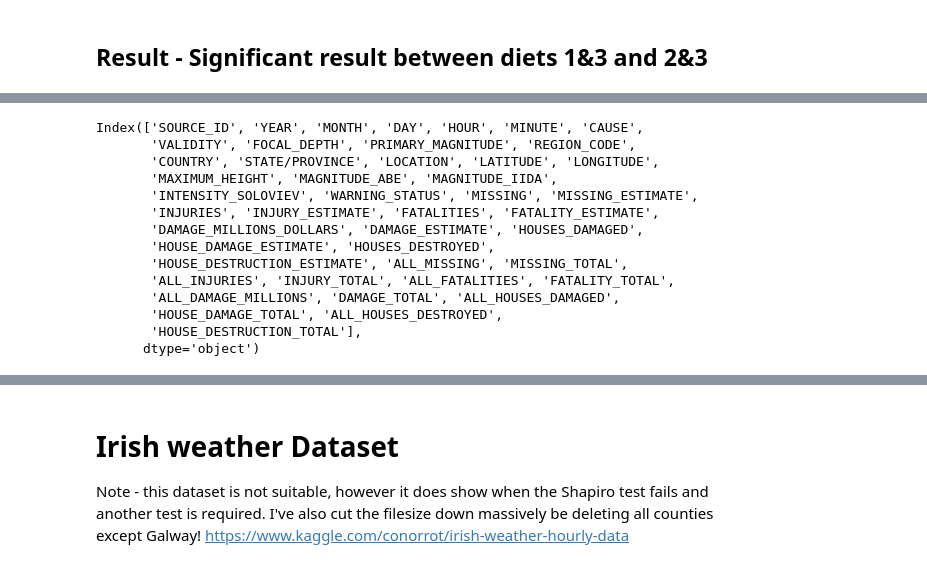
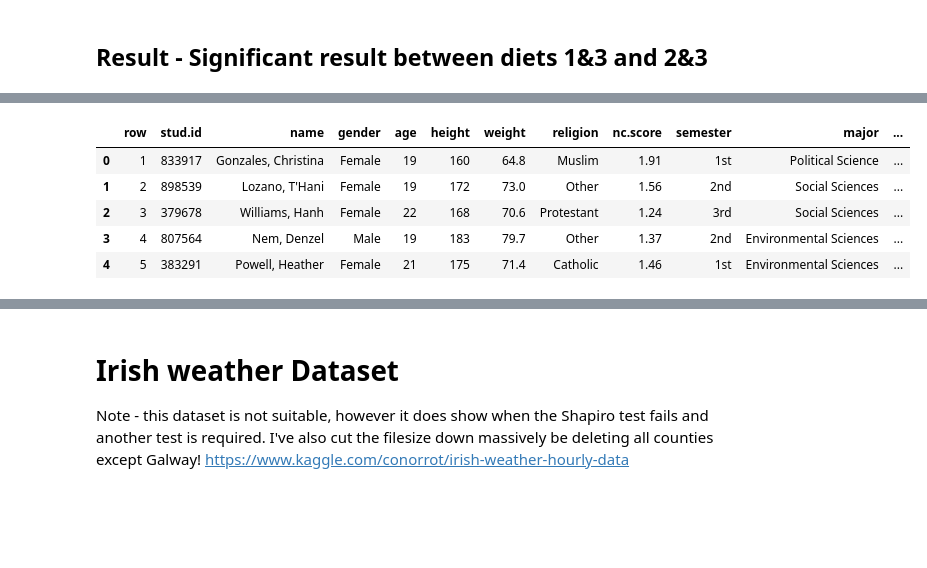
Before and after one commit to OtherBrian/machine-learning, a Jupyter notebook: scipy-stats.ipynb, the cells around one changed output, grey strips where cells are left out. Cells and saved outputs as stored; diff of their text form; code cells hidden in the pictures; blank space fills up the shorter version.

```diff
--- a/scipy-stats.ipynb
+++ b/scipy-stats.ipynb
@@ -172,19 +162,11 @@ https://www.ngdc.noaa.gov/hazel/view/hazards/tsunami/event-search<br>
 # %%
-tsunami_df = pd.read_csv('./possible-datasets/sources.csv')
+students_df = pd.read_csv('./possible-datasets/students.csv')
 
-tsunami_df.columns
+students_df.head()
 # %% [output]
-Index(['SOURCE_ID', 'YEAR', 'MONTH', 'DAY', 'HOUR', 'MINUTE', 'CAUSE',
-       'VALIDITY', 'FOCAL_DEPTH', 'PRIMARY_MAGNITUDE', 'REGION_CODE',
-       'COUNTRY', 'STATE/PROVINCE', 'LOCATION', 'LATITUDE', 'LONGITUDE',
-       'MAXIMUM_HEIGHT', 'MAGNITUDE_ABE', 'MAGNITUDE_IIDA',
-       'INTENSITY_SOLOVIEV', 'WARNING_STATUS', 'MISSING', 'MISSING_ESTIMATE',
-       'INJURIES', 'INJURY_ESTIMATE', 'FATALITIES', 'FATALITY_ESTIMATE',
-       'DAMAGE_MILLIONS_DOLLARS', 'DAMAGE_ESTIMATE', 'HOUSES_DAMAGED',
-       'HOUSE_DAMAGE_ESTIMATE', 'HOUSES_DESTROYED',
-       'HOUSE_DESTRUCTION_ESTIMATE', 'ALL_MISSING', 'MISSING_TOTAL',
-       'ALL_INJURIES', 'INJURY_TOTAL', 'ALL_FATALITIES', 'FATALITY_TOTAL',
-       'ALL_DAMAGE_MILLIONS', 'DAMAGE_TOTAL', 'ALL_HOUSES_DAMAGED',
-       'HOUSE_DAMAGE_TOTAL', 'ALL_HOUSES_DESTROYED',
-       'HOUSE_DESTRUCTION_TOTAL'],
-      dtype='object')
+|  | row | stud.id | name | gender | age | height | weight | religion | nc.score | semester | major | ... |
+| 0 | 1 | 833917 | Gonzales, Christina | Female | 19 | 160 | 64.8 | Muslim | 1.91 | 1st | Political Science | ... |
+| 1 | 2 | 898539 | Lozano, T'Hani | Female | 19 | 172 | 73.0 | Other | 1.56 | 2nd | Social Sciences | ... |
+| 2 | 3 | 379678 | Williams, Hanh | Female | 22 | 168 | 70.6 | Protestant | 1.24 | 3rd | Social Sciences | ... |
+| 3 | 4 | 807564 | Nem, Denzel | Male | 19 | 183 | 79.7 | Other | 1.37 | 2nd | Environmental Sciences | ... |
+| 4 | 5 | 383291 | Powell, Heather | Female | 21 | 175 | 71.4 | Catholic | 1.46 | 1st | Environmental Sciences | ... |
```
Also changed, not shown: parts of 42 cells of this notebook, 1 other file.
